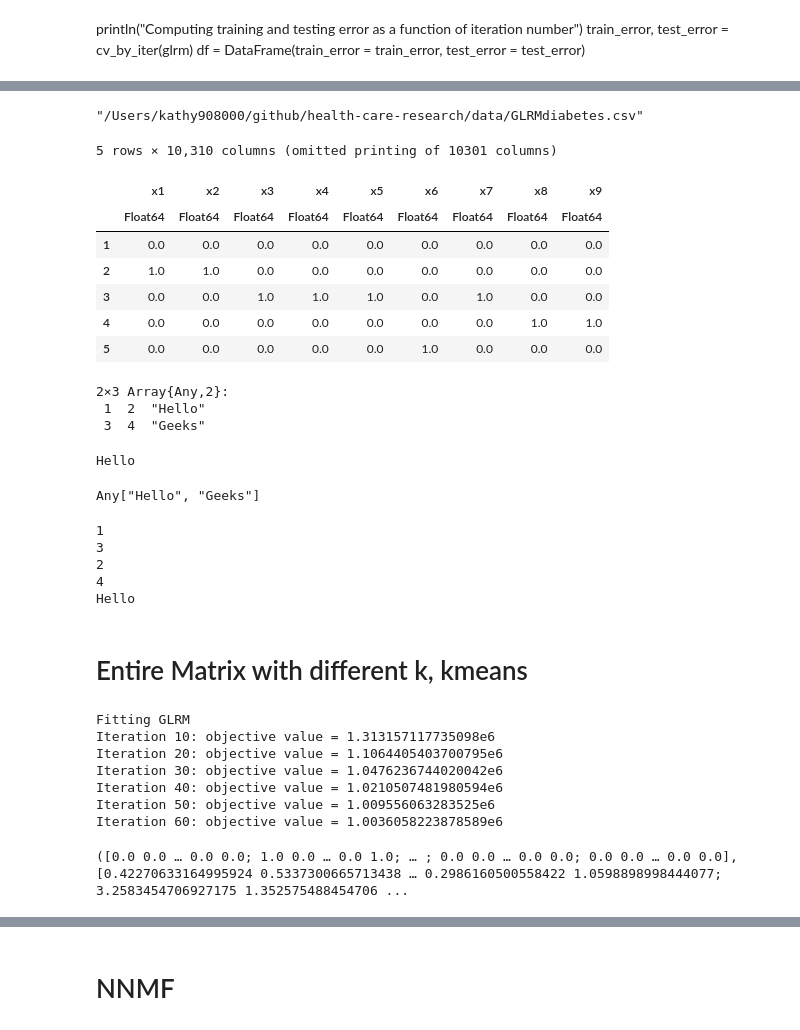
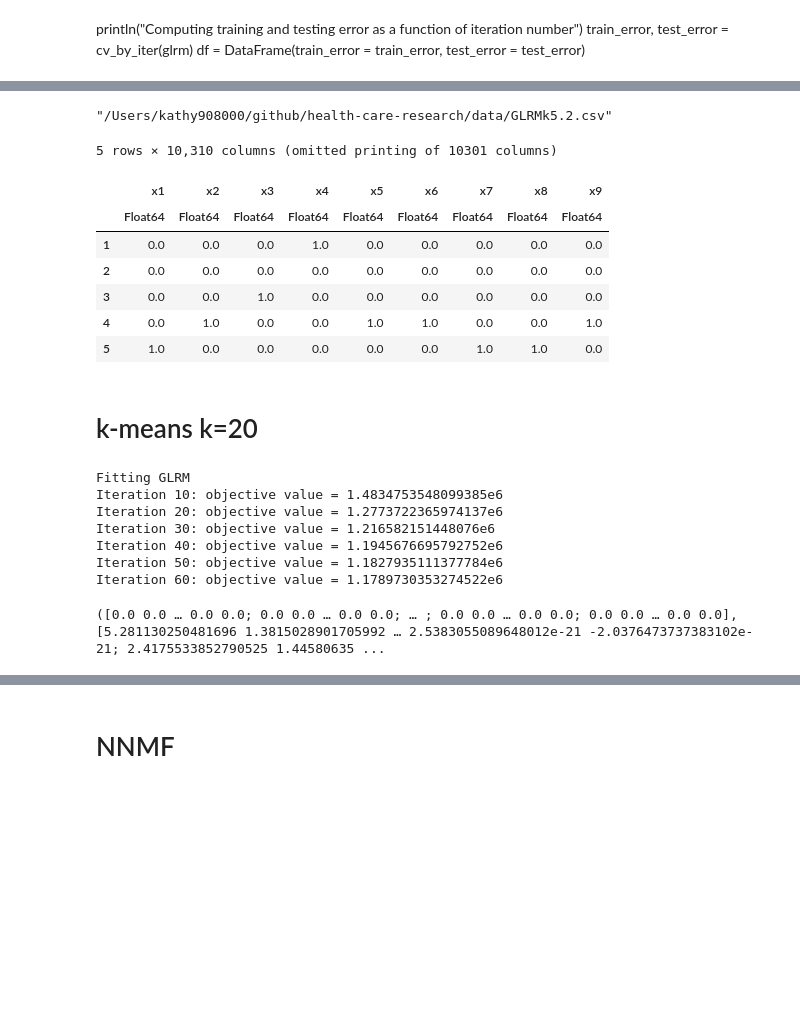
Before and after one commit to udellgroup/MIMICIII-Health-Care-Research, a Jupyter notebook: code/GLRMfinal.ipynb, the cells around one changed output, grey strips where cells are left out. Saved outputs shown, nothing was run; the diff lists cells and outputs as text; code cells hidden in the pictures; blank space fills up the shorter version.

```diff
--- a/code/GLRMfinal.ipynb
+++ b/code/GLRMfinal.ipynb
@@ -262,62 +235,37 @@ df = DataFrame(train_error = train_error, test_error = test_error)
 # %%
-CSV.write("/Users/kathy908000/github/health-care-research/data/GLRMk5.csv",  GLRMdiabetes)
+CSV.write("/Users/kathy908000/github/health-care-research/data/GLRMk5.2.csv",  GLRMdiabetes)
 # %% [output]
-"/Users/kathy908000/github/health-care-research/data/GLRMdiabetes.csv"
+"/Users/kathy908000/github/health-care-research/data/GLRMk5.2.csv"
 # %%
-array = CSV.read("/Users/kathy908000/github/health-care-research/data/GLRMk5.csv")
+array = CSV.read("/Users/kathy908000/github/health-care-research/data/GLRMk5.2.csv")
 # %% [output]
 5 rows × 10,310 columns (omitted printing of 10301 columns)
 |  | x1 | x2 | x3 | x4 | x5 | x6 | x7 | x8 | x9 |
 |  | Float64 | Float64 | Float64 | Float64 | Float64 | Float64 | Float64 | Float64 | Float64 |
-| 1 | 0.0 | 0.0 | 0.0 | 0.0 | 0.0 | 0.0 | 0.0 | 0.0 | 0.0 |
-| 2 | 1.0 | 1.0 | 0.0 | 0.0 | 0.0 | 0.0 | 0.0 | 0.0 | 0.0 |
-| 3 | 0.0 | 0.0 | 1.0 | 1.0 | 1.0 | 0.0 | 1.0 | 0.0 | 0.0 |
-| 4 | 0.0 | 0.0 | 0.0 | 0.0 | 0.0 | 0.0 | 0.0 | 1.0 | 1.0 |
-| 5 | 0.0 | 0.0 | 0.0 | 0.0 | 0.0 | 1.0 | 0.0 | 0.0 | 0.0 |
+| 1 | 0.0 | 0.0 | 0.0 | 1.0 | 0.0 | 0.0 | 0.0 | 0.0 | 0.0 |
+| 2 | 0.0 | 0.0 | 0.0 | 0.0 | 0.0 | 0.0 | 0.0 | 0.0 | 0.0 |
+| 3 | 0.0 | 0.0 | 1.0 | 0.0 | 0.0 | 0.0 | 0.0 | 0.0 | 0.0 |
+| 4 | 0.0 | 1.0 | 0.0 | 0.0 | 1.0 | 1.0 | 0.0 | 0.0 | 1.0 |
+| 5 | 1.0 | 0.0 | 0.0 | 0.0 | 0.0 | 0.0 | 1.0 | 1.0 | 0.0 |
-# %%
-Array1 = [1 2 "Hello"; 3 4 "Geeks"]
-# %% [output]
-2×3 Array{Any,2}:
- 1  2  "Hello"
- 3  4  "Geeks"
-# %%
-println(Array1[1, 3])
-# %% [output]
-Hello
-# %%
-println(Array1[:, 3])
-# %% [output]
-Any["Hello", "Geeks"]
-# %%
-#for i in eachindex(Array1)
-for i in 1:5
-    println(Array1[i])
-end
-# %% [output]
-1
-3
-2
-4
-Hello
-# %% [markdown]
-# Entire Matrix with different k, kmeans
+# %% [markdown]
+# k-means k=20
 # %%
 k = 20
-A= df2
-losses = QuadLoss() # minimize squared distance to cluster centroids
-rx = UnitOneSparseConstraint() # each row is assigned to exactly one cluster
-ry = ZeroReg() # no regularization on the cluster centroids
+A= df3
+losses = QuadLoss()
+rx = UnitOneSparseConstraint()
+ry = ZeroReg()
 glrm2 = GLRM(A,losses,rx,ry,k)
 X2,Y2,ch2 = fit!(glrm2)
 # %% [output]
 Fitting GLRM
-Iteration 10: objective value = 1.313157117735098e6
-Iteration 20: objective value = 1.1064405403700795e6
-Iteration 30: objective value = 1.0476236744020042e6
-Iteration 40: objective value = 1.0210507481980594e6
-Iteration 50: objective value = 1.009556063283525e6
-Iteration 60: objective value = 1.0036058223878589e6
+Iteration 10: objective value = 1.4834753548099385e6
+Iteration 20: objective value = 1.2773722365974137e6
+Iteration 30: objective value = 1.216582151448076e6
+Iteration 40: objective value = 1.1945676695792752e6
+Iteration 50: objective value = 1.1827935111377784e6
+Iteration 60: objective value = 1.1789730353274522e6
-([0.0 0.0 … 0.0 0.0; 1.0 0.0 … 0.0 1.0; … ; 0.0 0.0 … 0.0 0.0; 0.0 0.0 … 0.0 0.0], [0.42270633164995924 0.5337300665713438 … 0.2986160500558422 1.0598898998444077; 3.2583454706927175 1.352575488454706 ...
+([0.0 0.0 … 0.0 0.0; 0.0 0.0 … 0.0 0.0; … ; 0.0 0.0 … 0.0 0.0; 0.0 0.0 … 0.0 0.0], [5.281130250481696 1.3815028901705992 … 2.5383055089648012e-21 -2.0376473737383102e-21; 2.4175533852790525 1.44580635 ...
 # %%
 X2
 # %% [output]
```
Also changed, not shown: parts of 105 cells of this notebook.
